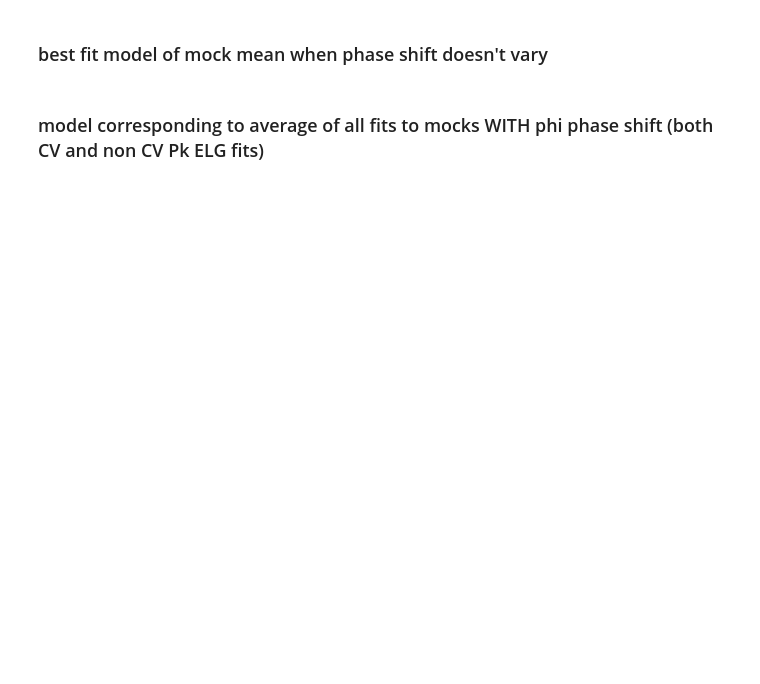
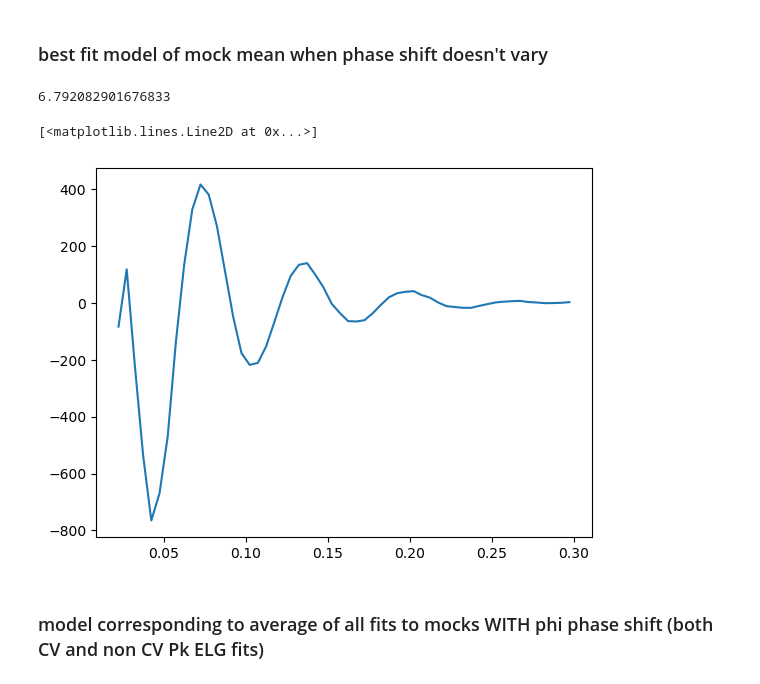
Before and after one commit to abbew25/Barry, a Jupyter notebook: investigations/testing_fits_withphaseshiftNeff.ipynb, the cells around one changed output. Cells and saved outputs as stored; diff of their text form; code cells hidden in the pictures; blank space fills up the shorter version.

```diff
--- a/investigations/testing_fits_withphaseshiftNeff.ipynb
+++ b/investigations/testing_fits_withphaseshiftNeff.ipynb
@@ -209,6 +281,7 @@ if not CV:
                     recon='sym',
                     isotropic=False,                          # Analytic marginalisation
                     n_poly=6,                                 # 6 polynomial terms for P(k)
+                    marg='full',
     )
 
     sigma_nl_par = {None: 8.35, "sym": 5.302}
@@ -236,55 +309,71 @@ if not CV:
     #modelBF2.camb._generate_data()
     modelBF2.camb.get_data()
     ks = modelBF2.camb.ks
-    params_dict = {j.name: j.default for j in model.params}
     modelBF2.set_data(dataset_pk.get_data())
-    params_dict['beta'] = 0.7475
+    #params_dict['beta'] = 0.7475
+    params_dict = {j.name: j.default for j in modelBF2.params}
 
-    kbf2, pkbf2, poly = modelBF2.compute_power_spectrum(ks, params_dict)
-    kbf2, pkbfsmooth2, poly = modelBF2.compute_power_spectrum(ks, params_dict, smooth=True)
+    #kbf2, pkbf2, poly = modelBF2.compute_power_spectrum(ks, params_dict)
+    #kbf2, pkbfsmooth2, poly = modelBF2.compute_power_spectrum(ks, params_dict, smooth=True)
 
-    wigglesmodelBF2monopole = pkbf2[0]/pkbfsmooth2[0]
+    # wigglesmodelBF2monopole = pkbf2[0]/pkbfsmooth2[0]
+
+    new_chi_squared_BF2, dof, bband, modsBF2, smooths_BF2 = modelBF2.get_model_summary(params_dict)
+
 
 if CV:
     modelBF2 = PowerBeutler2017(
                     recon='sym',
                     isotropic=False,                          # Analytic marginalisation
                     n_poly=6,                                 # 6 polynomial terms for P(k)
+                    marg='full',
     )
 
     sigma_nl_par = {None: 8.35, "sym": 5.148}
     sigma_nl_perp = {None: 4.35, "sym": 2.456}
     sigma_s = {None: 7.05, "sym": 0.9935}
 
     modelBF2.set_default("sigma_nl_par", sigma_nl_par['sym'], min=0.0, max=20.0, sigma=4.0, prior="gaussian")
     modelBF2.set_default("sigma_nl_perp", sigma_nl_perp['sym'], min=0.0, max=20.0, sigma=4.0, prior="gaussian")
     modelBF2.set_default("sigma_s", sigma_s['sym'], min=0.0, max=20.0, sigma=4.0, prior="gaussian")
 
     modelBF2.set_default("alpha", 0.9996, min=0.5, max=1.5, sigma=0.1, prior='gaussian')
     modelBF2.set_default("epsilon", 0.0003904, min=0.0, max=1.0, prior='flat')
 
     cosmology = {
                 "om": 0.3152,
                 "h0": 0.6736,
                 "z":  0.51,
                 "ob": 0.0493,
                 "ns": 0.9649,
                 "mnu": 0.06,
                 "reconsmoothscale": 15,
                 "Neff": 3.046,
             }
     modelBF2.set_cosmology(cosmology) # initialises self.camb object
     #modelBF2.camb._generate_data()
     modelBF2.camb.get_data()
     ks = modelBF2.camb.ks
-    params_dict = {j.name: j.default for j in model.params}
     modelBF2.set_data(dataset_pk.get_data())
-    params_dict['beta'] = 0.7325
+    # params_dict['beta'] = 0.7325
+    params_dict = {j.name: j.default for j in modelBF2.params}
 
-    kbf2, pkbf2, poly = modelBF2.compute_power_spectrum(ks, params_dict)
-    kbf2, pkbfsmooth2, poly = modelBF2.compute_power_spectrum(ks, params_dict, smooth=True)
+    #kbf2, pkbf2, poly = modelBF2.compute_power_spectrum(ks, params_dict)
+    #kbf2, pkbfsmooth2, poly = modelBF2.compute_power_spectrum(ks, params_dict, smooth=True)
 
-    wigglesmodelBF2monopole = pkbf2[0]/pkbfsmooth2[0]
+    # wigglesmodelBF2monopole = pkbf2[0]/pkbfsmooth2[0]
+    new_chi_squared_BF2, dof, bband, modsBF2, smooths_BF2 = modelBF2.get_model_summary(params_dict)
+
+# modelBF2.plot(params_dict)
+
+
+print(new_chi_squared_BF2)
+
+plt.plot(dataset_pk.ks, dataset_pk.data[:,0]-smooths_BF2[0][0])
+# %% [output]
+6.792082901676833
+[<matplotlib.lines.Line2D at 0x...>]
+[figure, added]
 # %% [markdown]
 ### model corresponding to average of all fits to mocks WITH phi phase shift (both CV and non CV Pk ELG fits)
 # %%
```
Also changed, not shown: parts of 6 cells of this notebook.
